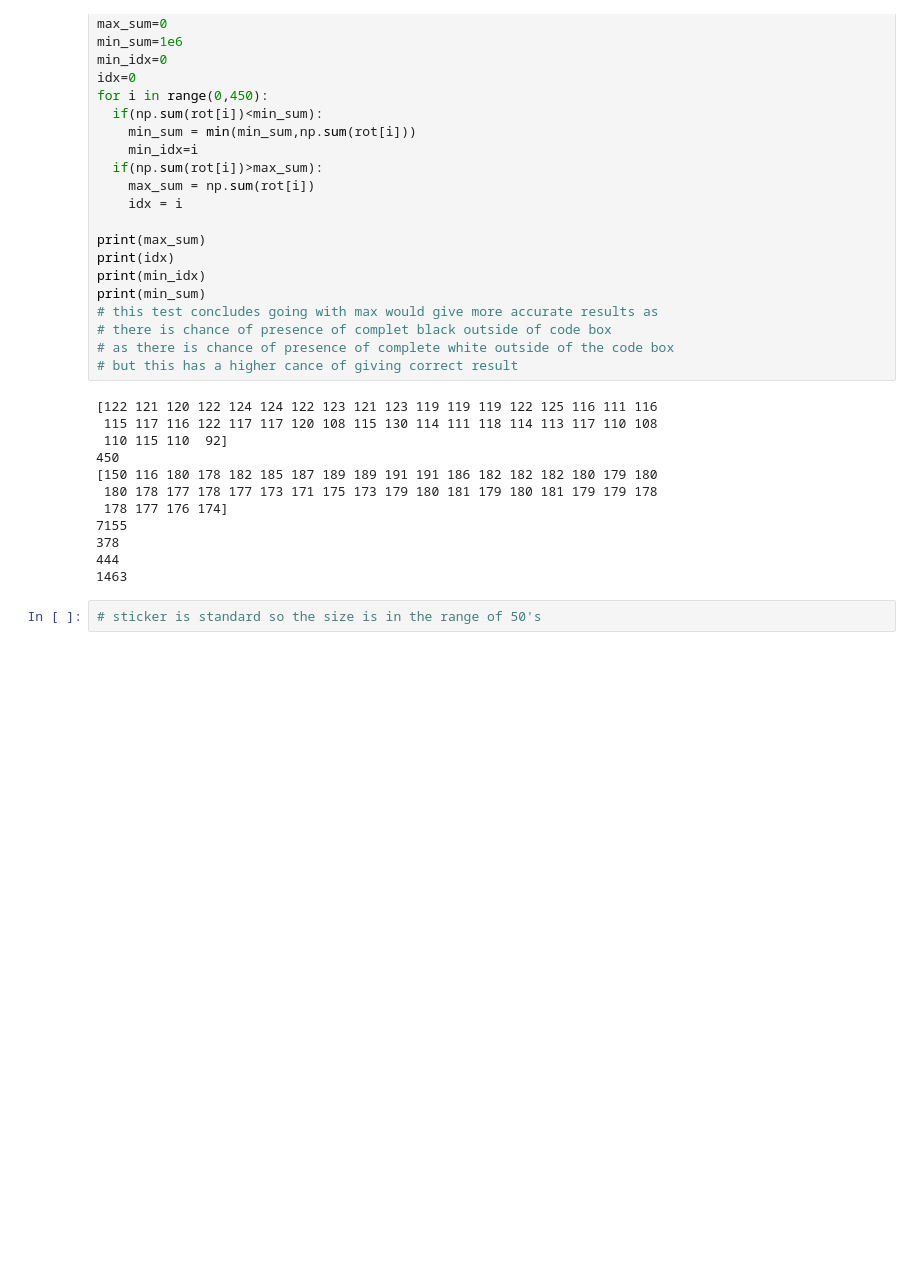
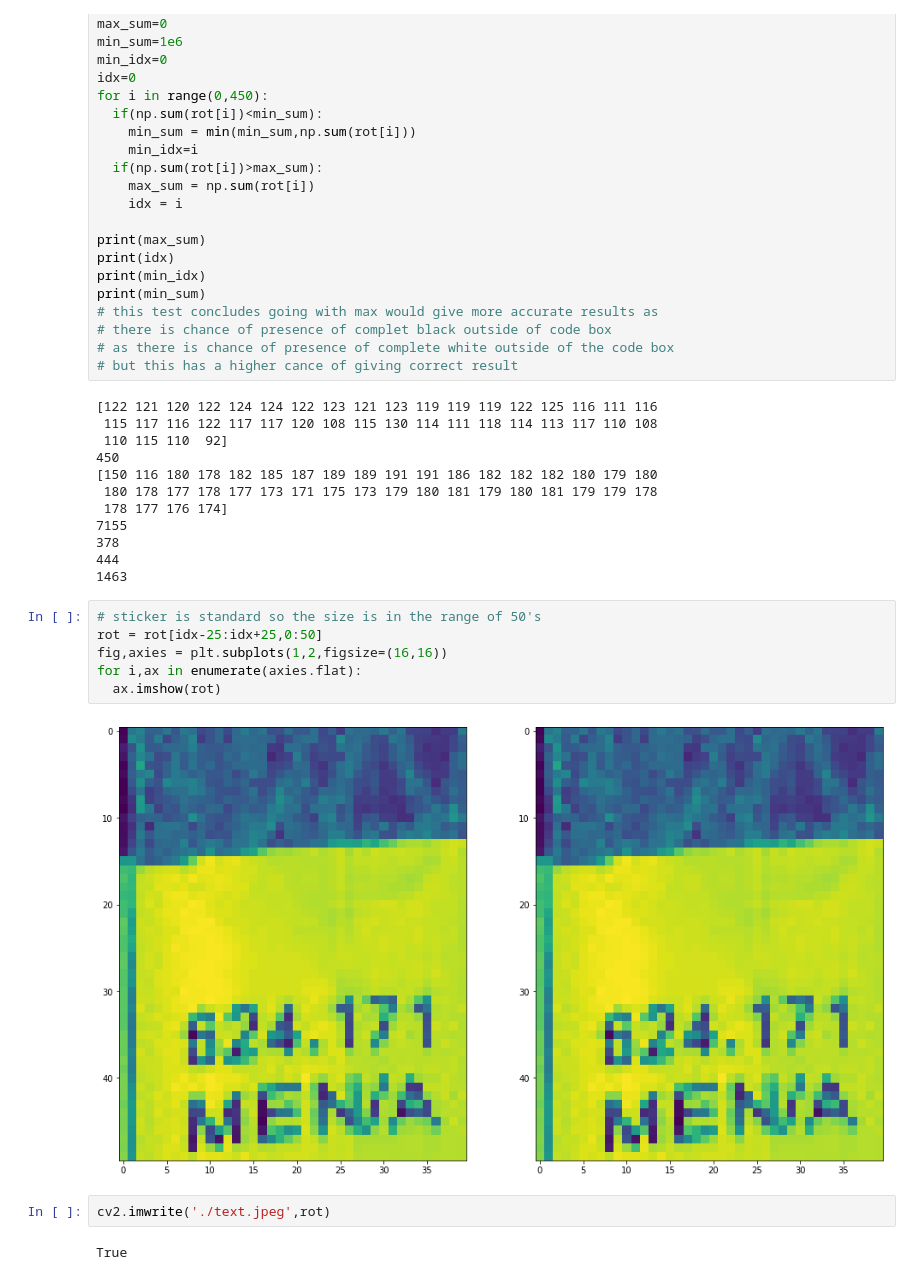
Before and after one commit to rohith033/oelp, a Jupyter notebook: book_det_model3.ipynb, the cells around one changed output. Saved outputs shown, nothing was run; the diff lists cells and outputs as text; blank space fills up the shorter version.

```diff
--- a/book_det_model3.ipynb
+++ b/book_det_model3.ipynb
@@ -70,3 +73,13 @@ print(min_sum)
 1463
 # %%
 # sticker is standard so the size is in the range of 50's
+rot = rot[idx-25:idx+25,0:50]
+fig,axies = plt.subplots(1,2,figsize=(16,16))
+for i,ax in enumerate(axies.flat):
+  ax.imshow(rot)
+# %% [output]
+[figure, added]
+# %%
+cv2.imwrite('./text.jpeg',rot)
+# %% [output]
+True
```
Also changed, not shown: parts of 8 cells of this notebook.
